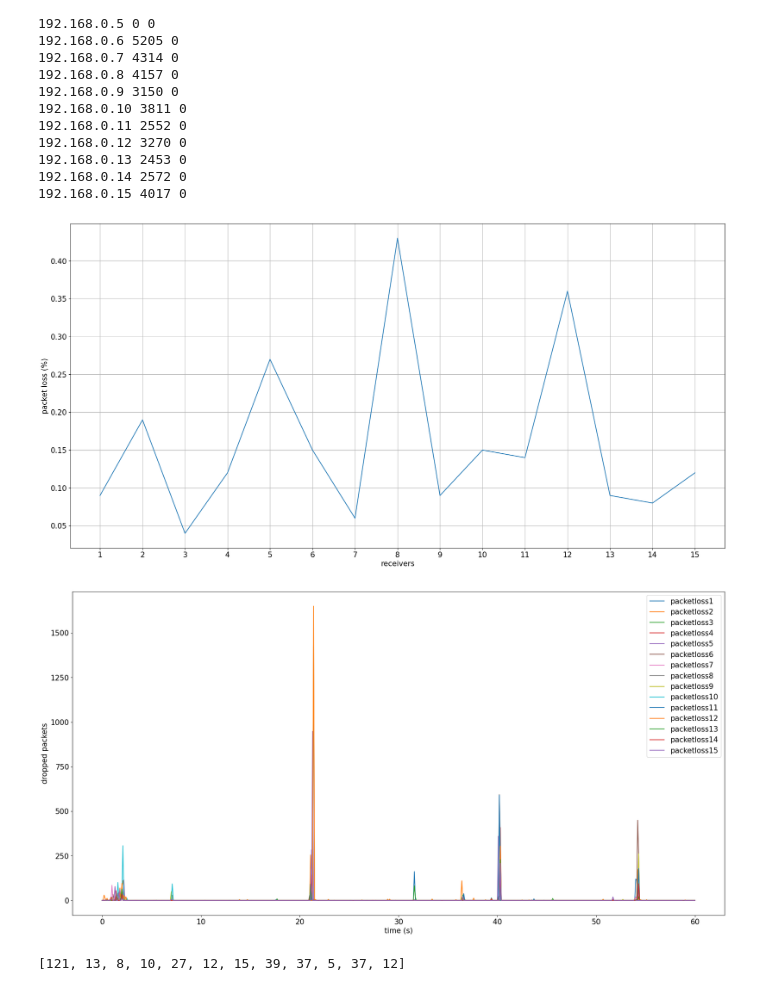
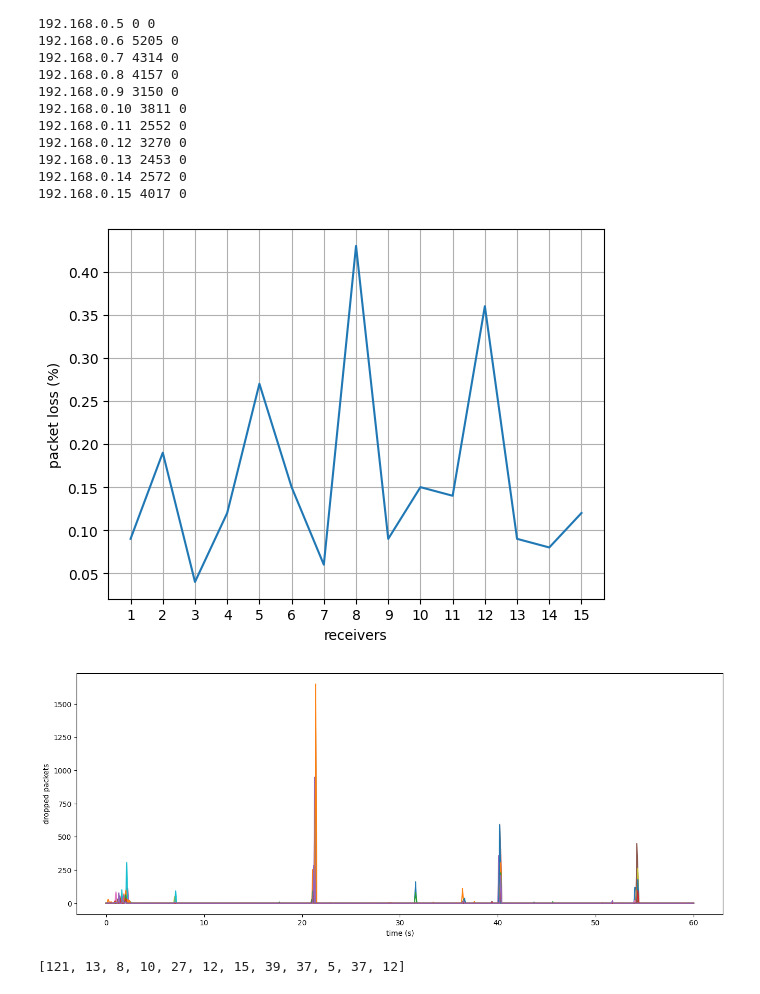
Before and after one commit to Krynegal/SDN_modeling_system, a Jupyter notebook: parser/datParser.ipynb, the cells around one changed output. Saved outputs shown, nothing was run; the diff lists cells and outputs as text; code cells hidden in the pictures.

```diff
--- a/parser/datParser.ipynb
+++ b/parser/datParser.ipynb
@@ -449,33 +449,55 @@ for i in range(1,16):
 192.168.0.14 2572 0
 192.168.0.15 4017 0
 # %%
-plt.rc('font', size= 15)
-_, ax = plt.subplots(figsize=(24, 12), ncols=1)
+# plt.rc('font', size= 15)
+# _, ax = plt.subplots(figsize=(24, 12), ncols=1)
+
+# ax.plot([x for x in range(1, nodes_num+1)], pl)
+
+# fontsize = 15
+# ax.set_xlabel('receivers', fontsize=fontsize)
+# ax.grid()
+# ax.set_ylabel('packet loss (%)', fontsize=fontsize)
+# ax.xaxis.set_major_locator(ticker.MultipleLocator(1))
+
+# plt.show()
+
+plt.rc('font', size=10)
+_, ax = plt.subplots( ncols=1)
 
 ax.plot([x for x in range(1, nodes_num+1)], pl)
 
-fontsize = 15
+fontsize = 10
 ax.set_xlabel('receivers', fontsize=fontsize)
 ax.grid()
 ax.set_ylabel('packet loss (%)', fontsize=fontsize)
 ax.xaxis.set_major_locator(ticker.MultipleLocator(1))
 
 plt.show()
 # %% [output]
-[figure, old version]
+[figure, new version]
 # %%
-plt.rc('font', size= 15)
-_, ax = plt.subplots(figsize=(24, 12), ncols=1)
+plt.rc('font', size= 10)
+_, ax = plt.subplots(figsize=(16, 6), ncols=1)
 ax.plot(pl_df['time'], pl_df.iloc[:col_len, 1:nodes_num+1])
 
-fontsize = 15
-ax.legend(pl_df.iloc[:col_len, 1:nodes_num+1])
+fontsize = 10
+#ax.legend(pl_df.iloc[:col_len, 1:nodes_num+1])
 ax.set_xlabel('time (s)', fontsize=fontsize)
 ax.set_ylabel('dropped packets', fontsize=fontsize)
 
 plt.show()
+
+# _, ax = plt.subplots(ncols=1)
+# ax.plot(pl_df['time'], pl_df.iloc[:col_len, 1:nodes_num+1])
+
+# #ax.legend(pl_df.iloc[:col_len, 1:nodes_num+1])
+# ax.set_xlabel('time (s)', fontsize=fontsize)
+# ax.set_ylabel('dropped packets', fontsize=fontsize)
+
+# plt.show()
 # %% [output]
-[figure, old version]
+[figure, new version]
 # %%
 modeling_time = 60
 plhist = []
```
Also changed, not shown: parts of 4 cells of this notebook, 3 other files.
